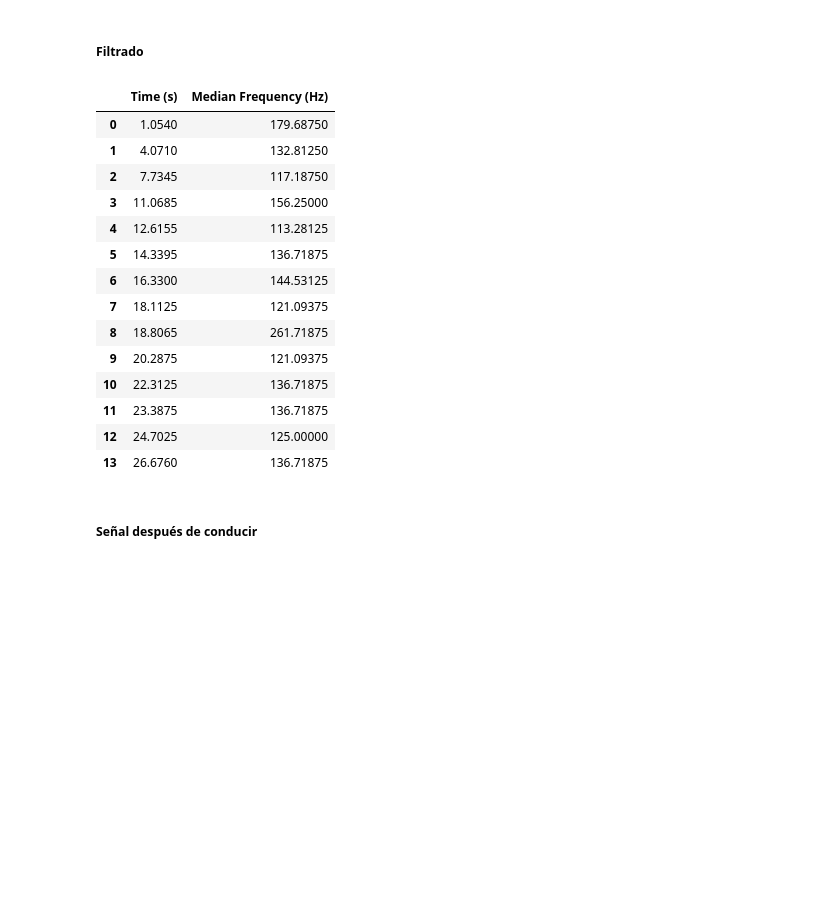
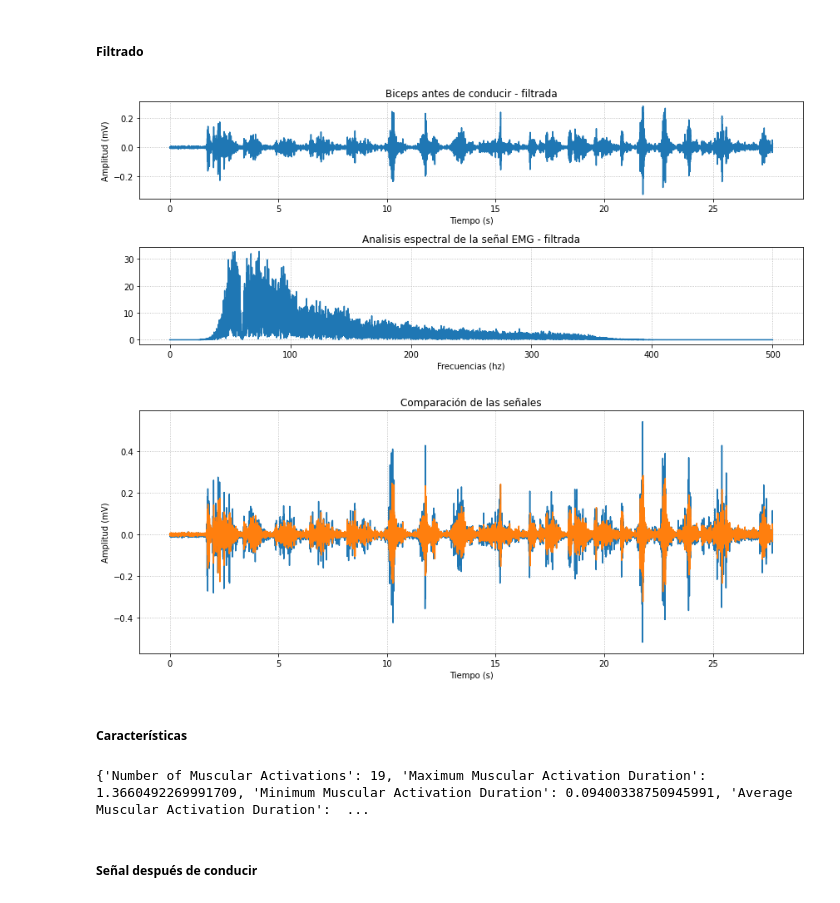
Before and after one commit to fruizg/Introduccion_de_senales, a Jupyter notebook: Software/Procesamiento_Senales/ProcesamientoBicep.ipynb, the cells around one changed output. Cells and saved outputs as stored; diff of their text form; code cells hidden in the pictures; blank space fills up the shorter version.

Commit message:
Procesamiento inicial biceps

```diff
--- a/Software/Procesamiento_Senales/ProcesamientoBicep.ipynb
+++ b/Software/Procesamiento_Senales/ProcesamientoBicep.ipynb
@@ -62,7 +63,7 @@ plt.show()
 # %% [markdown]
 ##### Filtrado
 # %%
-BicepDer_FaseInicialFilter = bsnb.bandpass(BicepDer_FaseInicial, f1=50,f2=300, order=6, fs=Fs)
+BicepDer_FaseInicialFilter = bsnb.bandpass(BicepDer_FaseInicial, f1=50,f2=350, order=8, fs=Fs)
 
 # Utilizar filtros Notch para quitar frecuencias que hagan ruido # Frecuencia de muestreo (Hz)
 f0 = 60.0  # Frecuencia que queremos filtrar (Hz)
@@ -71,23 +72,62 @@ Q = 20.0  # Factor de Calidad
 b, a = iirnotch(f0, Q, Fs)
 BicepDer_FaseInicialFilter = lfilter(b, a, BicepDer_FaseInicialFilter)
 BicepDer_FaseInicialFilter = lfilter(b, a, BicepDer_FaseInicialFilter)
-# %%
-bsnb.fatigue_eval_med_freq(BicepDer_FaseInicialFilter, Fs)
-# %% [output]
-|  | Time (s) | Median Frequency (Hz) |
-| 0 | 1.0540 | 179.68750 |
-| 1 | 4.0710 | 132.81250 |
-| 2 | 7.7345 | 117.18750 |
-| 3 | 11.0685 | 156.25000 |
-| 4 | 12.6155 | 113.28125 |
-| 5 | 14.3395 | 136.71875 |
-| 6 | 16.3300 | 144.53125 |
-| 7 | 18.1125 | 121.09375 |
-| 8 | 18.8065 | 261.71875 |
-| 9 | 20.2875 | 121.09375 |
-| 10 | 22.3125 | 136.71875 |
-| 11 | 23.3875 | 136.71875 |
-| 12 | 24.7025 | 125.00000 |
-| 13 | 26.6760 | 136.71875 |
+# %%
+#Transformada de Fourier
+freq_axis_2, power_spect_2 = bsnb.plotfft(BicepDer_FaseInicialFilter, Fs)
+
+#Visualización de la señal
+plt.figure(figsize=(12,5))
+plt.subplot(211)
+plt.subplots_adjust(hspace=0.6, wspace=0.6)
+plt.plot(Time1,BicepDer_FaseInicialFilter)
+plt.grid(linestyle=":")
+plt.xlabel("Tiempo (s)")
+plt.ylabel("Amplitud (mV)")
+plt.title("Biceps antes de conducir - filtrada")    # graficamos la señal
+
+#Respuesta en frecuecnia
+plt.subplot(212)
+plt.grid(linestyle=":")
+plt.title("Analisis espectral de la señal EMG - filtrada")
+plt.xlabel("Frecuencias (hz)")
+plt.plot(freq_axis_2, power_spect_2)
+plt.tight_layout()
+fig = plt.gcf()
+fig.set_facecolor('white')
+#plt.savefig('EMGyFFT_crudo.png', transparent=False, )
+plt.show()
+# %% [output]
+[figure, added]
+# %%
+plt.figure(figsize=(12,5))
+plt.plot(Time1, BicepDer_FaseInicial)
+plt.plot(Time1, BicepDer_FaseInicialFilter)
+plt.grid(linestyle=":")
+plt.xlabel("Tiempo (s)")
+plt.ylabel("Amplitud (mV)")
+plt.title("Comparación de las señales")
+plt.tight_layout()
+fig = plt.gcf()
+fig.set_facecolor('white')
+#plt.savefig('EMGyFFT_crudo.png', transparent=False, )
+plt.show()
+# %% [output]
+[figure, added]
+# %% [markdown]
+##### Características
+# %%
+Caracteristicas_Inicial = {}
+MNF = []
+for i in range(len(freq_axis_2)) :
+    power_spect_2[i] = power_spect_2[i]**2
+    aux = sum(freq_axis_2[i] * power_spect_2[i]) / sum(power_spect_2)
+    MNF.append(aux)
+mnfValue = mean(MNF)
+Caracteristicas_Inicial = bsnb.emg_parameters(BicepDer_FaseInicialFilter, Fs, raw_to_mv=False)
+Caracteristicas_Inicial['MNF'] = mnfValue
+print(Caracteristicas_Inicial)
+# %% [output]
+{'Number of Muscular Activations': 19, 'Maximum Muscular Activation Duration': 1.3660492269991709, 'Minimum Muscular Activation Duration': 0.09400338750945991, 'Average Muscular Activation Duration':  ...
 # %% [markdown]
 ##### Señal después de conducir
```
Also changed, not shown: parts of 3 cells of this notebook, 1 other file.
